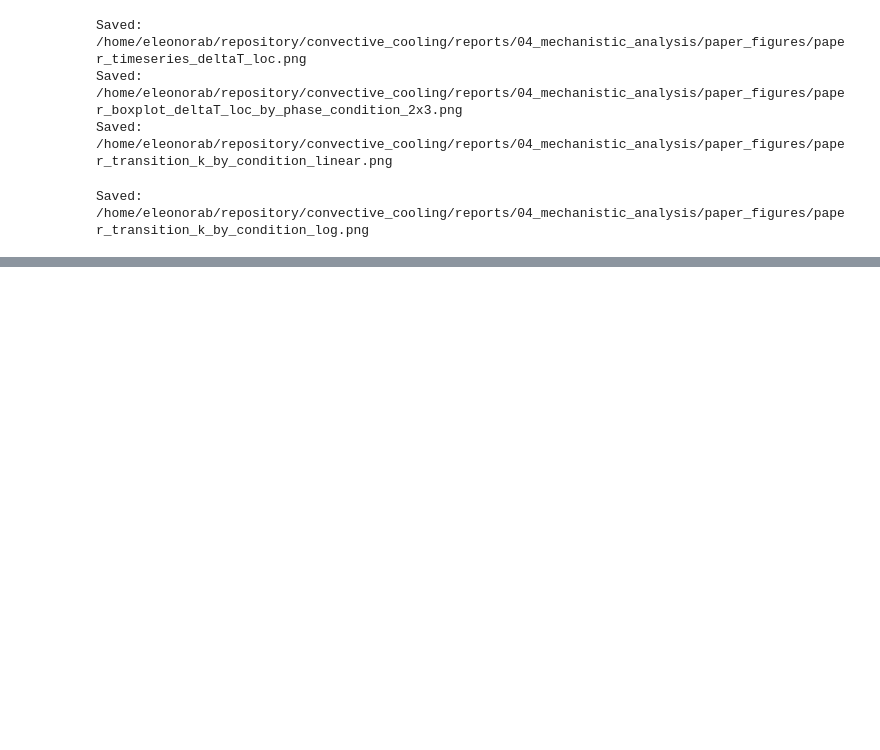
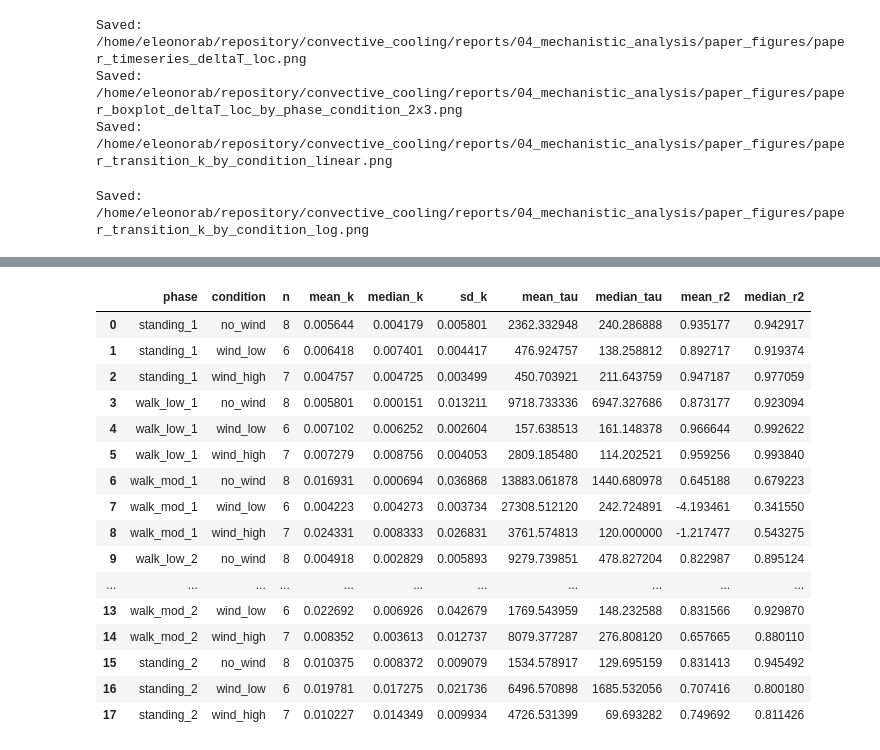
Before and after one commit to comfolab/personal-cooling, a Jupyter notebook: scripts/6_statistic.ipynb, the cells around one changed output, grey strips where cells are left out. Cells and saved outputs as stored; diff of their text form; code cells hidden in the pictures; blank space fills up the shorter version.

```diff
--- a/scripts/6_statistic.ipynb
+++ b/scripts/6_statistic.ipynb
@@ -2412,0 +3017,65 @@ Saved: /home/eleonorab/repository/convective_cooling/reports/06_statistics/paper
+# %%
+# ============================================================
+# TRANSITION COEFFICIENT k ANALYSIS
+# T(t) = T_eq + (T0 - T_eq) exp(-k t)
+# ============================================================
+
+TRANSITION_DIR = ROOT / "reports" / "06_statistics" / "paper_figures"
+TRANSITION_DIR.mkdir(parents=True, exist_ok=True)
+
+FEATURES_DIR = ROOT / "data" / "processed" / "features"
+FEATURES_DIR.mkdir(parents=True, exist_ok=True)
+
+transition_df = summary_df.copy()
+
+transition_cols = [
+    "k_transition_1_per_s",
+    "tau_transition_s",
+    "r_squared_transition",
+]
+
+for col in transition_cols:
+    transition_df[col] = pd.to_numeric(transition_df[col], errors="coerce")
+
+transition_df = transition_df.dropna(
+    subset=["k_transition_1_per_s", "r_squared_transition"]
+).copy()
+
+transition_df = transition_df[
+    transition_df["k_transition_1_per_s"] > 0
+].copy()
+
+transition_df["phase"] = pd.Categorical(
+    transition_df["phase"],
+    categories=PHASE_ORDER,
+    ordered=True,
+)
+
+transition_df["condition"] = pd.Categorical(
+    transition_df["condition"],
+    categories=CONDITION_ORDER,
+    ordered=True,
+)
+
+transition_summary = (
+    transition_df
+    .groupby(["phase", "condition"], observed=True)
+    .agg(
+        n=("k_transition_1_per_s", "count"),
+        mean_k=("k_transition_1_per_s", "mean"),
+        median_k=("k_transition_1_per_s", "median"),
+        sd_k=("k_transition_1_per_s", "std"),
+        mean_tau=("tau_transition_s", "mean"),
+        median_tau=("tau_transition_s", "median"),
+        mean_r2=("r_squared_transition", "mean"),
+        median_r2=("r_squared_transition", "median"),
+    )
+    .reset_index()
+)
+
+transition_summary_path = FEATURES_DIR / "transition_k_summary.csv"
+transition_summary.to_csv(transition_summary_path, index=False)
+
+print(f"Saved: {transition_summary_path}")
+display(transition_summary)
+# %% [output]
@@ -2412,0 +3083,17 @@ Saved: /home/eleonorab/repository/convective_cooling/reports/06_statistics/paper
+|  | phase | condition | n | mean_k | median_k | sd_k | mean_tau | median_tau | mean_r2 | median_r2 |
+| 0 | standing_1 | no_wind | 8 | 0.005644 | 0.004179 | 0.005801 | 2362.332948 | 240.286888 | 0.935177 | 0.942917 |
+| 1 | standing_1 | wind_low | 6 | 0.006418 | 0.007401 | 0.004417 | 476.924757 | 138.258812 | 0.892717 | 0.919374 |
+| 2 | standing_1 | wind_high | 7 | 0.004757 | 0.004725 | 0.003499 | 450.703921 | 211.643759 | 0.947187 | 0.977059 |
+| 3 | walk_low_1 | no_wind | 8 | 0.005801 | 0.000151 | 0.013211 | 9718.733336 | 6947.327686 | 0.873177 | 0.923094 |
+| 4 | walk_low_1 | wind_low | 6 | 0.007102 | 0.006252 | 0.002604 | 157.638513 | 161.148378 | 0.966644 | 0.992622 |
+| 5 | walk_low_1 | wind_high | 7 | 0.007279 | 0.008756 | 0.004053 | 2809.185480 | 114.202521 | 0.959256 | 0.993840 |
+| 6 | walk_mod_1 | no_wind | 8 | 0.016931 | 0.000694 | 0.036868 | 13883.061878 | 1440.680978 | 0.645188 | 0.679223 |
+| 7 | walk_mod_1 | wind_low | 6 | 0.004223 | 0.004273 | 0.003734 | 27308.512120 | 242.724891 | -4.193461 | 0.341550 |
+| 8 | walk_mod_1 | wind_high | 7 | 0.024331 | 0.008333 | 0.026831 | 3761.574813 | 120.000000 | -1.217477 | 0.543275 |
+| 9 | walk_low_2 | no_wind | 8 | 0.004918 | 0.002829 | 0.005893 | 9279.739851 | 478.827204 | 0.822987 | 0.895124 |
+| ... | ... | ... | ... | ... | ... | ... | ... | ... | ... | ... |
+| 13 | walk_mod_2 | wind_low | 6 | 0.022692 | 0.006926 | 0.042679 | 1769.543959 | 148.232588 | 0.831566 | 0.929870 |
+| 14 | walk_mod_2 | wind_high | 7 | 0.008352 | 0.003613 | 0.012737 | 8079.377287 | 276.808120 | 0.657665 | 0.880110 |
+| 15 | standing_2 | no_wind | 8 | 0.010375 | 0.008372 | 0.009079 | 1534.578917 | 129.695159 | 0.831413 | 0.945492 |
+| 16 | standing_2 | wind_low | 6 | 0.019781 | 0.017275 | 0.021736 | 6496.570898 | 1685.532056 | 0.707416 | 0.800180 |
+| 17 | standing_2 | wind_high | 7 | 0.010227 | 0.014349 | 0.009934 | 4726.531399 | 69.693282 | 0.749692 | 0.811426 |
```
Also changed, not shown: parts of 14 cells of this notebook, 8 other files.
